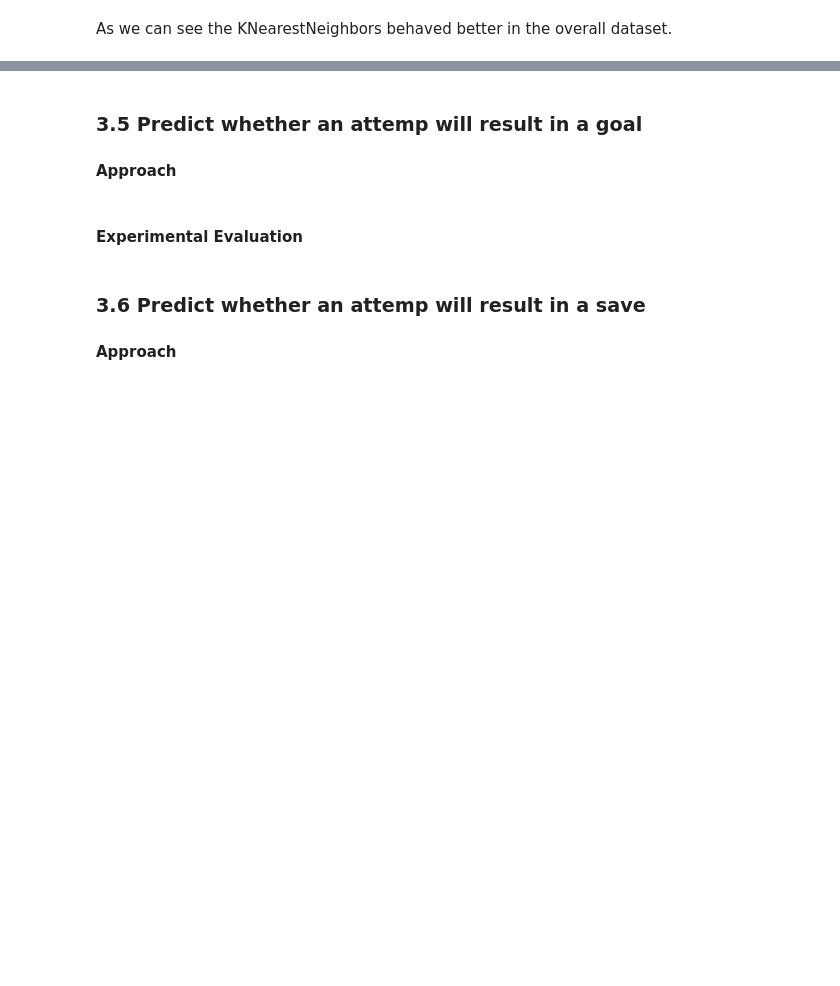
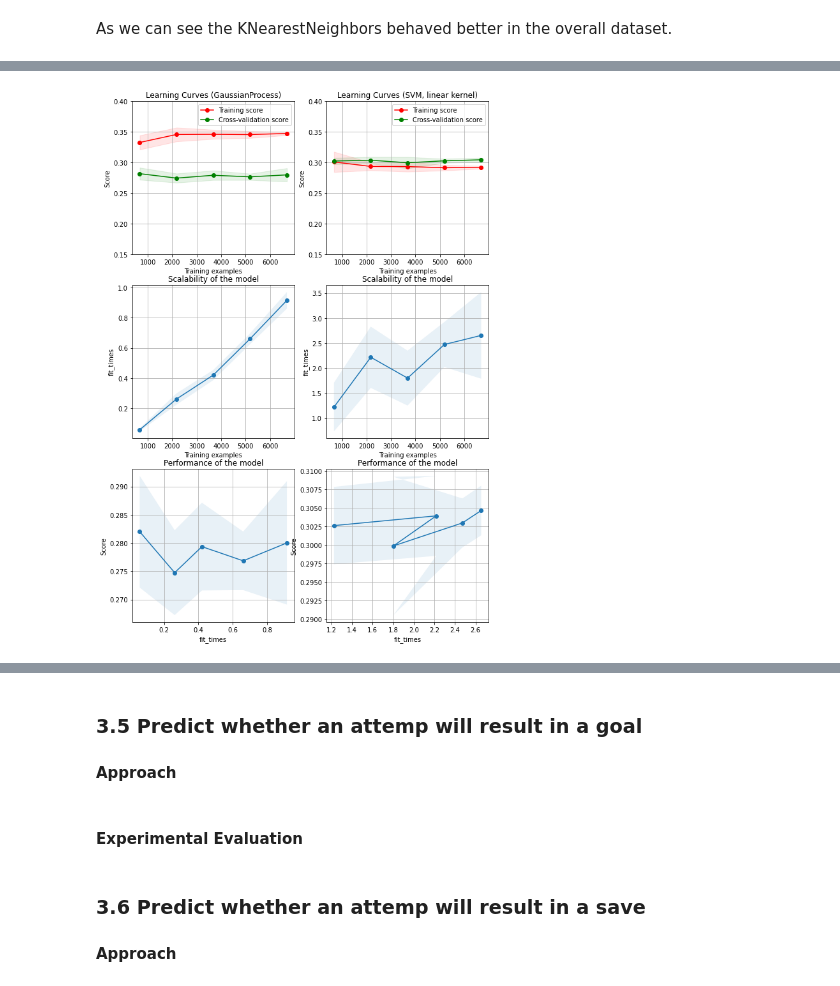
Before and after one commit to gmtorres/MIEIC_19_20_IART, a Jupyter notebook: Proj2/report.ipynb, the cells around one changed output, grey strips where cells are left out. Drawn from its saved outputs; the diff is of its cells as text; code cells hidden in the pictures; blank space fills up the shorter version.

Commit message:
Added both to score

```diff
--- a/Proj2/report.ipynb
+++ b/Proj2/report.ipynb
@@ -587,0 +604,4 @@ This problem consists of determining the moment of the first goal, which is also
+# %%
+goals = events[(events.is_goal == 1)]
+moments = goals.merge(ginf, how="left").groupby("id_odsp").first()[['time','ht','at','side','odd_h','odd_d','odd_a']]
+moments.head()
@@ -587,0 +618,7 @@ This problem consists of determining the moment of the first goal, which is also
+# %%
+col = 'time'
+conditions = [moments[col] < 15 , moments[col] <=30 , moments[col] <=40 , moments[col] <=60 , moments[col] > 60]
+choices = [1 , 2 , 3, 4 , 5]
+moments['time_moment'] = np.select(conditions,choices,default=np.nan)
+moments = moments[['time_moment','ht','at','odd_h','odd_d','odd_a']]
+moments
@@ -587,0 +642,8 @@ This problem consists of determining the moment of the first goal, which is also
+# %%
+
+moments_dummies_2 = pd.get_dummies(moments, columns=['ht','at'])
+X = moments_dummies_2.iloc[:,1:]
+y = moments_dummies_2.iloc[:,:1].values.ravel()
+print(X.shape)
+print(y.shape)
+X_train, X_test, y_train, y_test = train_test_split(X, y, test_size=0.35, random_state=1,stratify=y)
@@ -587,0 +718,23 @@ This problem consists of determining the moment of the first goal, which is also
+# %%
+fig, axes = plt.subplots(3, 2, figsize=(10, 15))
+
+
+title = "Learning Curves (GaussianProcess)"
+# Cross validation with 100 iterations to get smoother mean test and train
+# score curves, each time with 20% data randomly selected as a validation set.
+cv = ShuffleSplit(n_splits=10, test_size=0.2, random_state=0)
+
+estimator = KNeighborsClassifier(n_neighbors=31)
+plot_learning_curve(estimator, title, X, y, axes=axes[:, 0], ylim=(0.15, 0.4),
+                    cv=cv, n_jobs=4)
+
+title = "Learning Curves (SVM, linear kernel)"
+# SVC is more expensive so we do a lower number of CV iterations:
+cv = ShuffleSplit(n_splits=5, test_size=0.2, random_state=0)
+estimator = MLPClassifier(max_iter = 4000,solver='sgd',hidden_layer_sizes=(10,5,5,5,5))
+plot_learning_curve(estimator, title, X, y, axes=axes[:, 1], ylim=(0.15, 0.4),
+                    cv=cv, n_jobs=4)
+
+plt.show()
+# %% [output]
+[figure, added]
```
Also changed, not shown: parts of 38 cells of this notebook, 2 other files.
